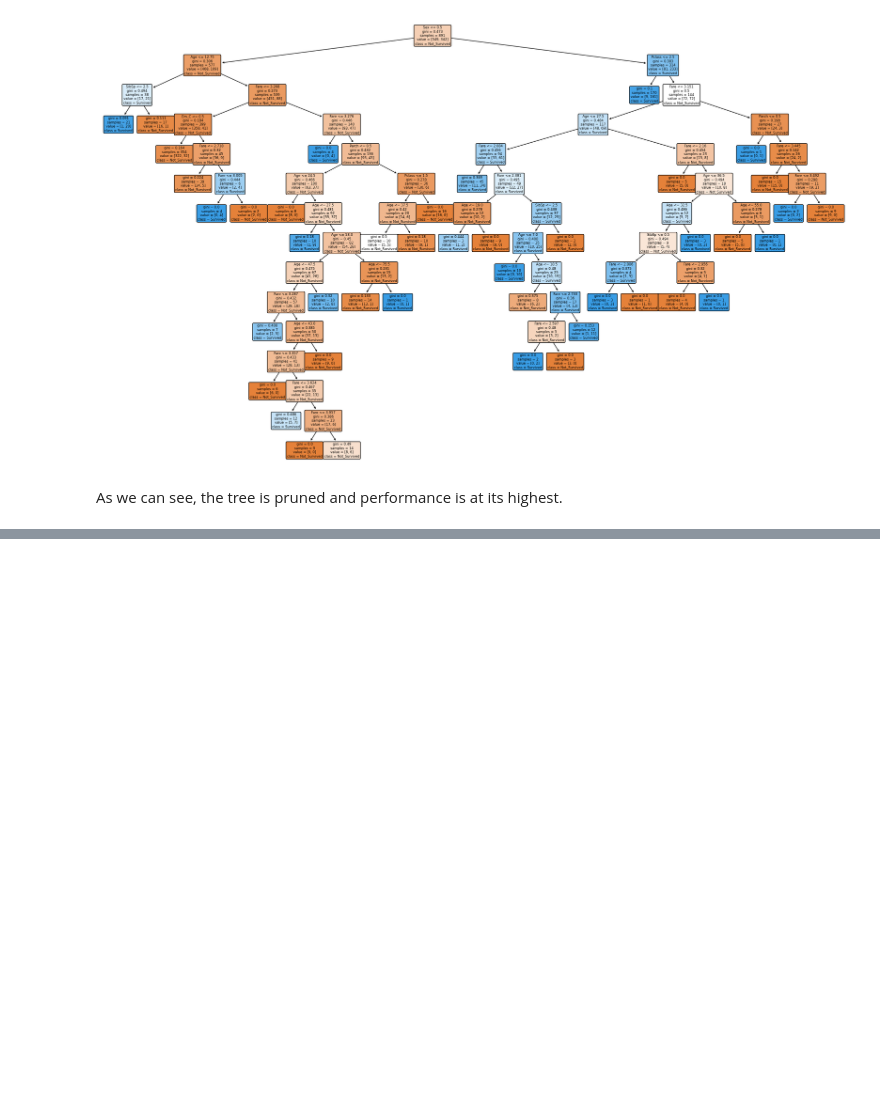
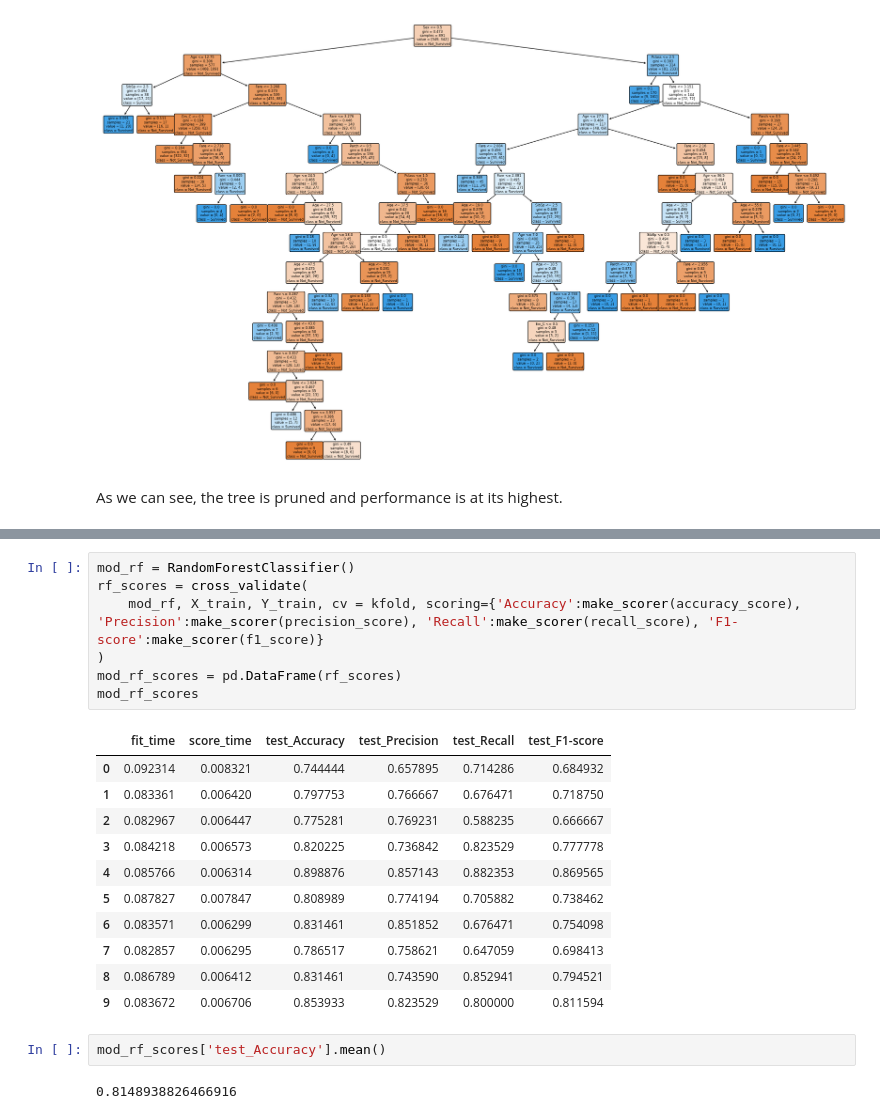
Before and after one commit to nvmcr/My_Portfolio, a Jupyter notebook: Notebook.ipynb, the cells around one changed output, grey strips where cells are left out. Drawn from its saved outputs; the diff is of its cells as text; blank space fills up the shorter version.

```diff
--- a/Notebook.ipynb
+++ b/Notebook.ipynb
@@ -1033,0 +1043,23 @@ As we can see, the tree is pruned and performance is at its highest.
+# %%
+mod_rf = RandomForestClassifier()
+rf_scores = cross_validate(
+    mod_rf, X_train, Y_train, cv = kfold, scoring={'Accuracy':make_scorer(accuracy_score), 'Precision':make_scorer(precision_score), 'Recall':make_scorer(recall_score), 'F1-score':make_scorer(f1_score)}
+)
+mod_rf_scores = pd.DataFrame(rf_scores)
+mod_rf_scores
+# %% [output]
+|  | fit_time | score_time | test_Accuracy | test_Precision | test_Recall | test_F1-score |
+| 0 | 0.092314 | 0.008321 | 0.744444 | 0.657895 | 0.714286 | 0.684932 |
+| 1 | 0.083361 | 0.006420 | 0.797753 | 0.766667 | 0.676471 | 0.718750 |
+| 2 | 0.082967 | 0.006447 | 0.775281 | 0.769231 | 0.588235 | 0.666667 |
+| 3 | 0.084218 | 0.006573 | 0.820225 | 0.736842 | 0.823529 | 0.777778 |
+| 4 | 0.085766 | 0.006314 | 0.898876 | 0.857143 | 0.882353 | 0.869565 |
+| 5 | 0.087827 | 0.007847 | 0.808989 | 0.774194 | 0.705882 | 0.738462 |
+| 6 | 0.083571 | 0.006299 | 0.831461 | 0.851852 | 0.676471 | 0.754098 |
+| 7 | 0.082857 | 0.006295 | 0.786517 | 0.758621 | 0.647059 | 0.698413 |
+| 8 | 0.086789 | 0.006412 | 0.831461 | 0.743590 | 0.852941 | 0.794521 |
+| 9 | 0.083672 | 0.006706 | 0.853933 | 0.823529 | 0.800000 | 0.811594 |
+# %%
+mod_rf_scores['test_Accuracy'].mean()
+# %% [output]
+0.8148938826466916
```
Also changed, not shown: parts of 32 cells of this notebook, 1 other file.
